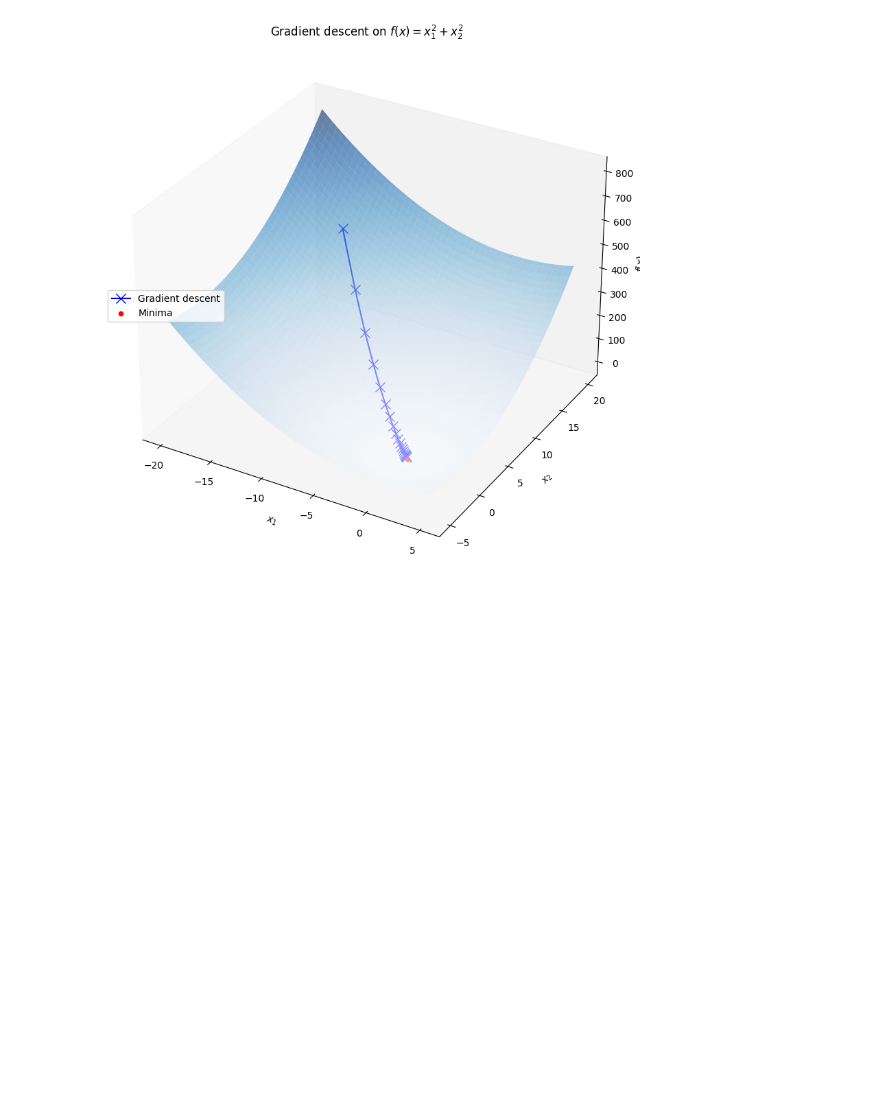
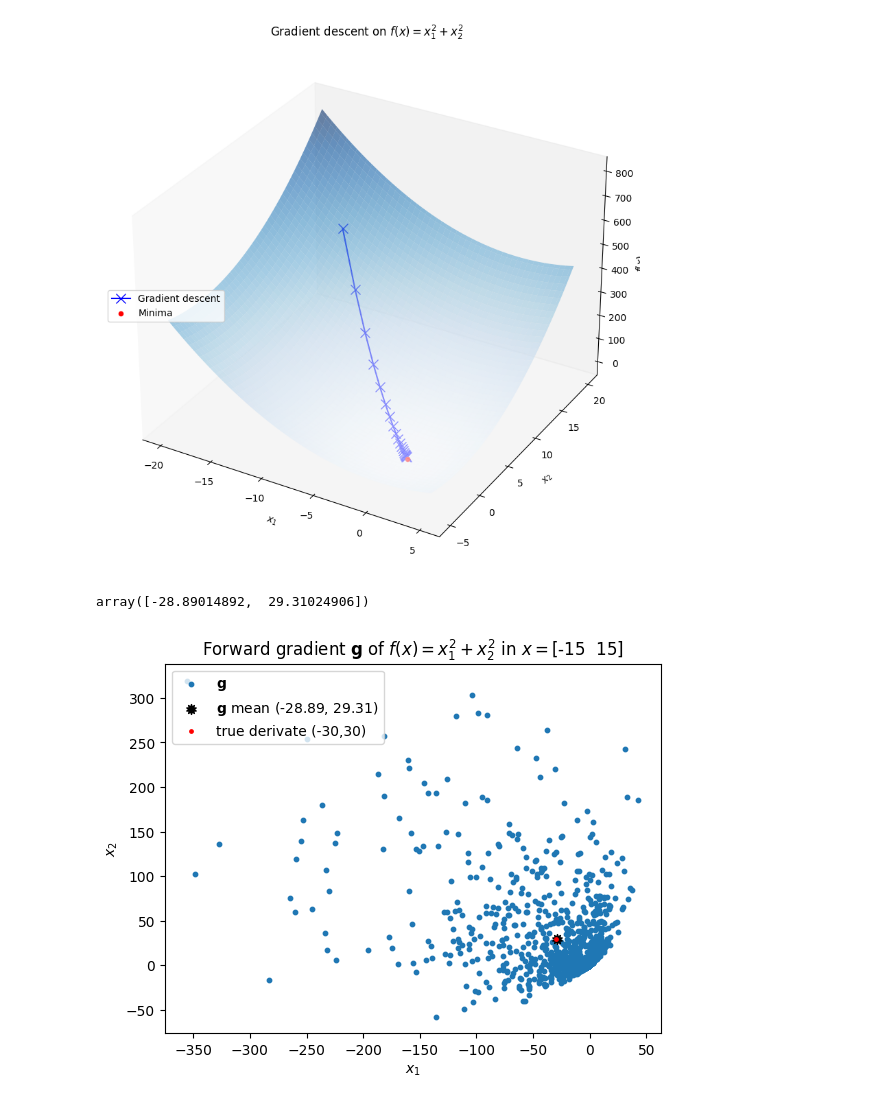
Before and after one commit to BlueAsuka/forgrad, a Jupyter notebook: notebooks/grad_viz.ipynb, the cells around one changed output. Saved outputs shown, nothing was run; the diff lists cells and outputs as text; code cells hidden in the pictures; blank space fills up the shorter version.

```diff
--- a/notebooks/grad_viz.ipynb
+++ b/notebooks/grad_viz.ipynb
@@ -89,3 +89,33 @@ plt.legend(loc='center left')
 plt.show()
 # %% [output]
 [figure]
+# %%
+def f_(x: np.ndarray):
+    "The function to be minimized"
+    return x[:, 0]**2 + x[:, 1]**2
+# %%
+np.random.seed(0)
+
+x0 = np.array([[-15, 15]])
+
+h = 1e-10
+v = np.random.randn(1000, 2) # Geneate a million random vectors of size 2
+forgrad = ((f_(x0 + h * v) - f_(x0)) / h) # Compute the forward difference
+# %%
+g = forgrad.reshape(-1, 1) * v
+# %%
+g.mean(axis=0)
+# %% [output]
+array([-28.89014892,  29.31024906])
+# %%
+plt.scatter(g[:5000, 0], g[:5000, 1], label=r'$\mathbf{g}$', s=10)
+plt.scatter(g.mean(axis=0)[0], g.mean(axis=0)[1], c='k', s=50, marker=(10, 1), label=r"$\mathbf{g}$ mean "+f'({g.mean(axis=0)[0]:.2f}, {g.mean(axis=0)[1]:.2f})')
+plt.scatter(2*x0[0][0], 2*x0[0][1], c='r', s=6, label="true derivate "+f'({2*x0[0][0]},{2*x0[0][1]})')
+
+plt.title(r'Forward gradient $\mathbf{g}$ of $f(x)=x_1^2+x_2^2$ in $x=$'+f'{x0.sum(axis=0)}')
+plt.xlabel(r'$x_1$')
+plt.ylabel(r'$x_2$')
+plt.legend(loc='upper left')
+plt.show()
+# %% [output]
+[figure, added]
```
Also changed, not shown: 1 other file.
